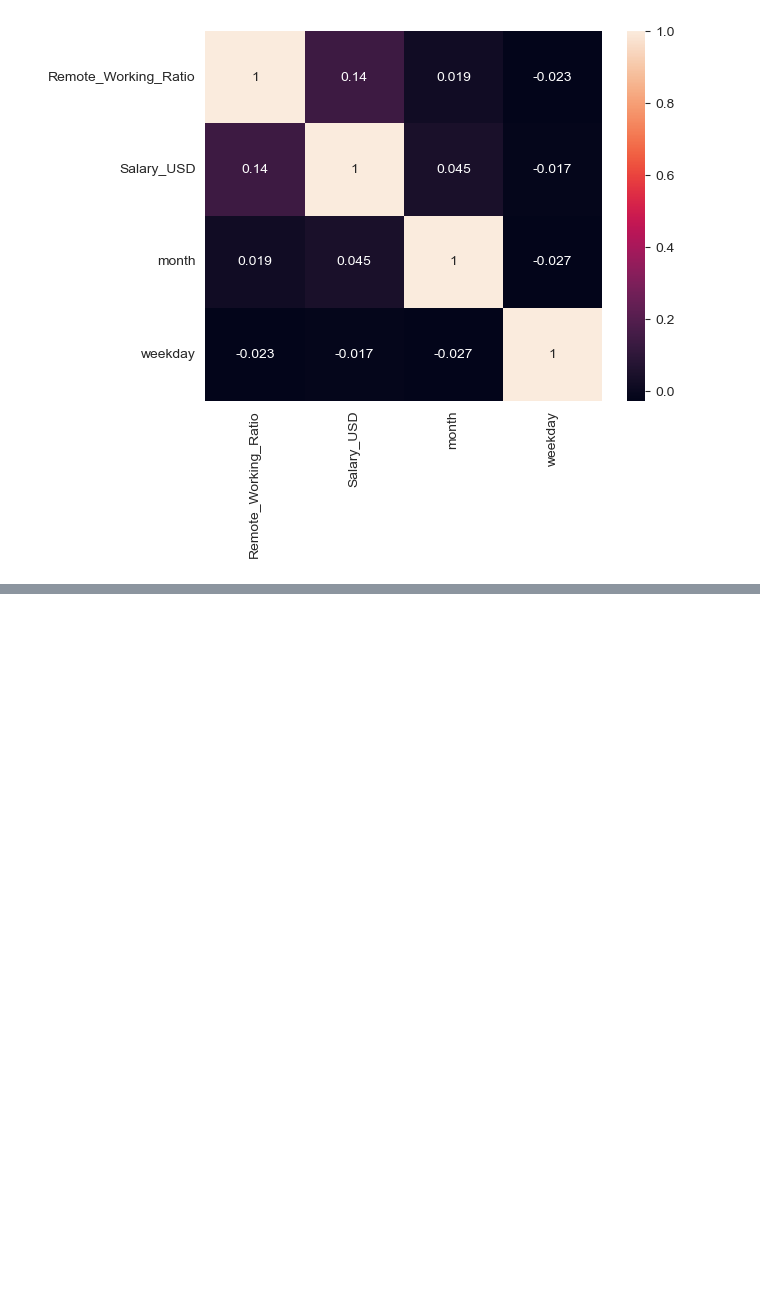
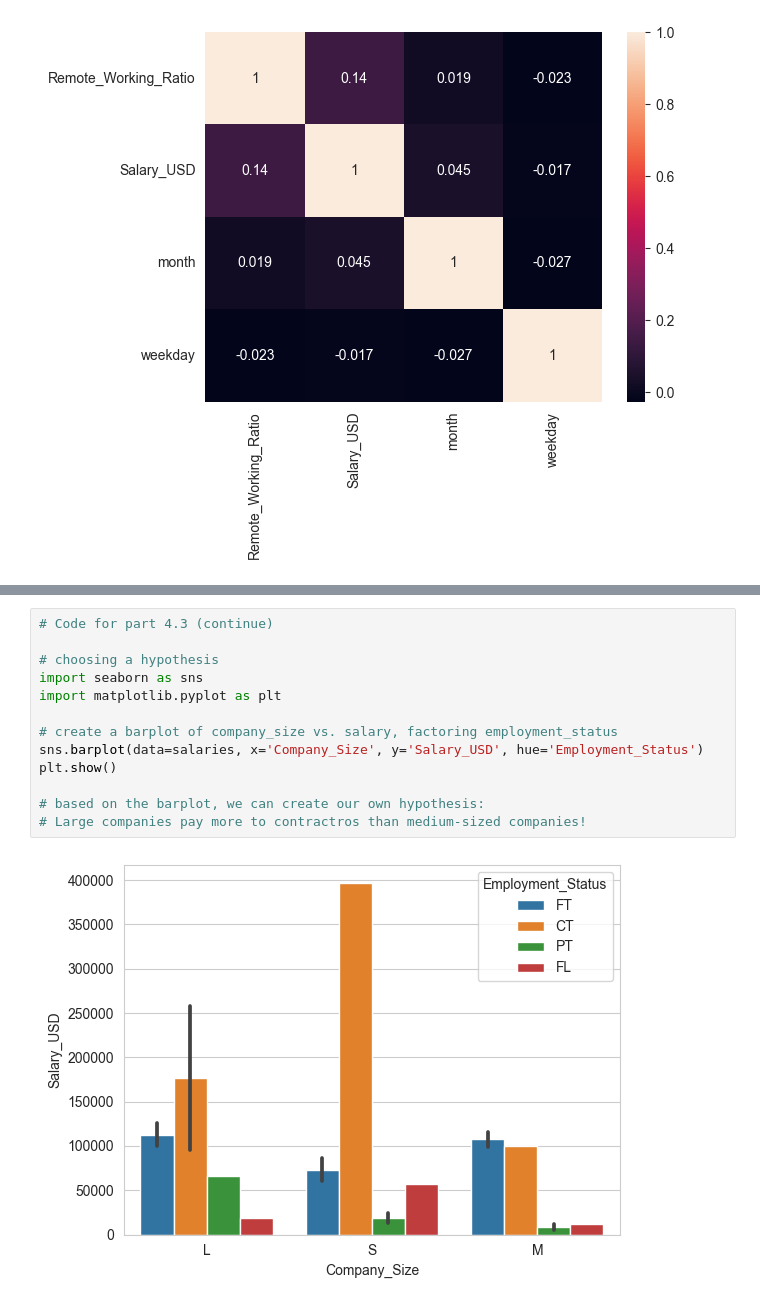
Before and after one commit to GuoweiYang19891101/data_analyst_with_python, a Jupyter notebook: datacamp_data_analyst_career_python/12_exploratory_data_analysis_python.ipynb, the cells around one changed output, grey strips where cells are left out. Cells and saved outputs as stored; diff of their text form; blank space fills up the shorter version.

```diff
--- a/datacamp_data_analyst_career_python/12_exploratory_data_analysis_python.ipynb
+++ b/datacamp_data_analyst_career_python/12_exploratory_data_analysis_python.ipynb
@@ -880,0 +906,15 @@ plt.show()
+# %%
+# Code for part 4.3 (continue)
+
+# choosing a hypothesis
+import seaborn as sns
+import matplotlib.pyplot as plt
+
+# create a barplot of company_size vs. salary, factoring employment_status
+sns.barplot(data=salaries, x='Company_Size', y='Salary_USD', hue='Employment_Status')
+plt.show()
+
+# based on the barplot, we can create our own hypothesis:
+# Large companies pay more to contractros than medium-sized companies!
+# %% [output]
+[figure, added]
```
Also changed, not shown: parts of 21 cells of this notebook, 1 other file.
